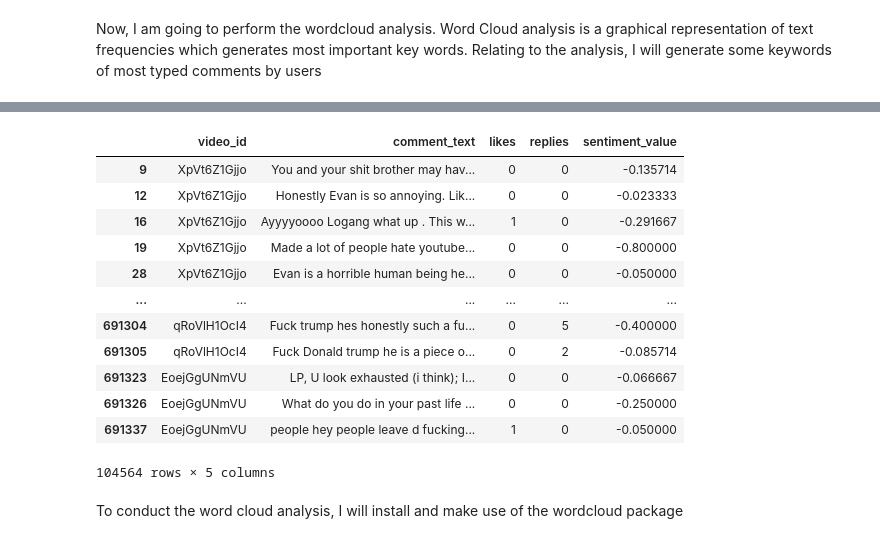
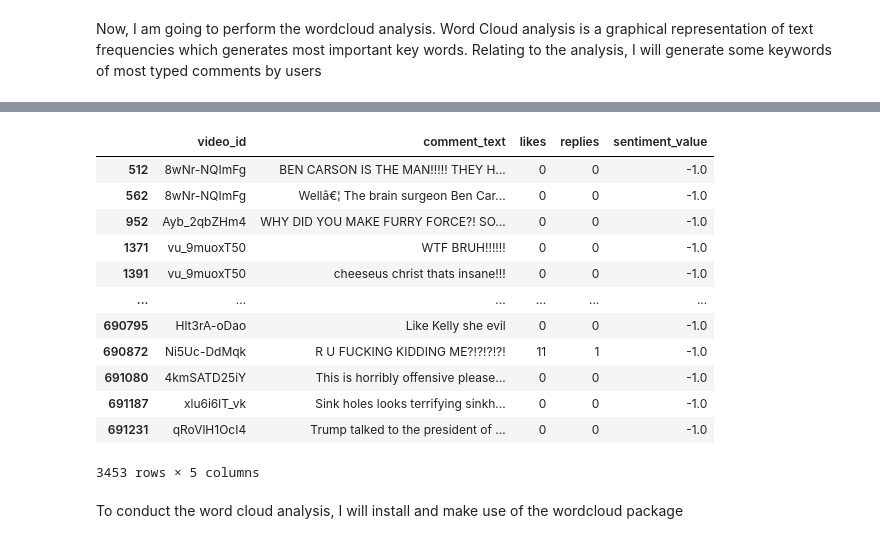
Before and after one commit to Kunathly10/text_data_analysis, a Jupyter notebook: Youtube_Analysis.ipynb, the cells around one changed output, grey strips where cells are left out. Cells and saved outputs as stored; diff of their text form; code cells hidden in the pictures.

```diff
--- a/Youtube_Analysis.ipynb
+++ b/Youtube_Analysis.ipynb
@@ -161,20 +174,18 @@ positive_sentiment_value = df[positive_sentiment_value]
 # %%
 #The negative sentiment_value word cloud
-negative_sentiment_value = df['sentiment_value']<0
-negative_sentiment_value = df[negative_sentiment_value]
+negative_sentiment_value = df['sentiment_value'] ==-1
+df[negative_sentiment_value]
+# %% [output]
+|  | video_id | comment_text | likes | replies | sentiment_value |
+| 512 | 8wNr-NQImFg | BEN CARSON IS THE MAN!!!!! THEY H... | 0 | 0 | -1.0 |
+| 562 | 8wNr-NQImFg | Wellâ€¦ The brain surgeon Ben Car... | 0 | 0 | -1.0 |
+| 952 | Ayb_2qbZHm4 | WHY DID YOU MAKE FURRY FORCE?! SO... | 0 | 0 | -1.0 |
+| 1371 | vu_9muoxT50 | WTF BRUH!!!!!! | 0 | 0 | -1.0 |
+| 1391 | vu_9muoxT50 | cheeseus christ thats insane!!! | 0 | 0 | -1.0 |
+| ... | ... | ... | ... | ... | ... |
+| 690795 | Hlt3rA-oDao | Like Kelly she evil | 0 | 0 | -1.0 |
+| 690872 | Ni5Uc-DdMqk | R U FUCKING KIDDING ME?!?!?!?! | 11 | 1 | -1.0 |
+| 691080 | 4kmSATD25iY | This is horribly offensive please... | 0 | 0 | -1.0 |
+| 691187 | xlu6i6lT_vk | Sink holes looks terrifying sinkh... | 0 | 0 | -1.0 |
+| 691231 | qRoVlH1OcI4 | Trump talked to the president of ... | 0 | 0 | -1.0 |
+3453 rows × 5 columns
-# %%
-negative_sentiment_value
-# %% [output]
-|  | video_id | comment_text | likes | replies | sentiment_value |
-| 9 | XpVt6Z1Gjjo | You and your shit brother may hav... | 0 | 0 | -0.135714 |
-| 12 | XpVt6Z1Gjjo | Honestly Evan is so annoying. Lik... | 0 | 0 | -0.023333 |
-| 16 | XpVt6Z1Gjjo | Ayyyyoooo Logang what up . This w... | 1 | 0 | -0.291667 |
-| 19 | XpVt6Z1Gjjo | Made a lot of people hate youtube... | 0 | 0 | -0.800000 |
-| 28 | XpVt6Z1Gjjo | Evan is a horrible human being he... | 0 | 0 | -0.050000 |
-| ... | ... | ... | ... | ... | ... |
-| 691304 | qRoVlH1OcI4 | Fuck trump hes honestly such a fu... | 0 | 5 | -0.400000 |
-| 691305 | qRoVlH1OcI4 | Fuck Donald trump he is a piece o... | 0 | 2 | -0.085714 |
-| 691323 | EoejGgUNmVU | LP, U look exhausted (i think); I... | 0 | 0 | -0.066667 |
-| 691326 | EoejGgUNmVU | What do you do in your past life ... | 0 | 0 | -0.250000 |
-| 691337 | EoejGgUNmVU | people hey people leave d fucking... | 1 | 0 | -0.050000 |
-104564 rows × 5 columns
```
Also changed, not shown: parts of 12 cells of this notebook.
